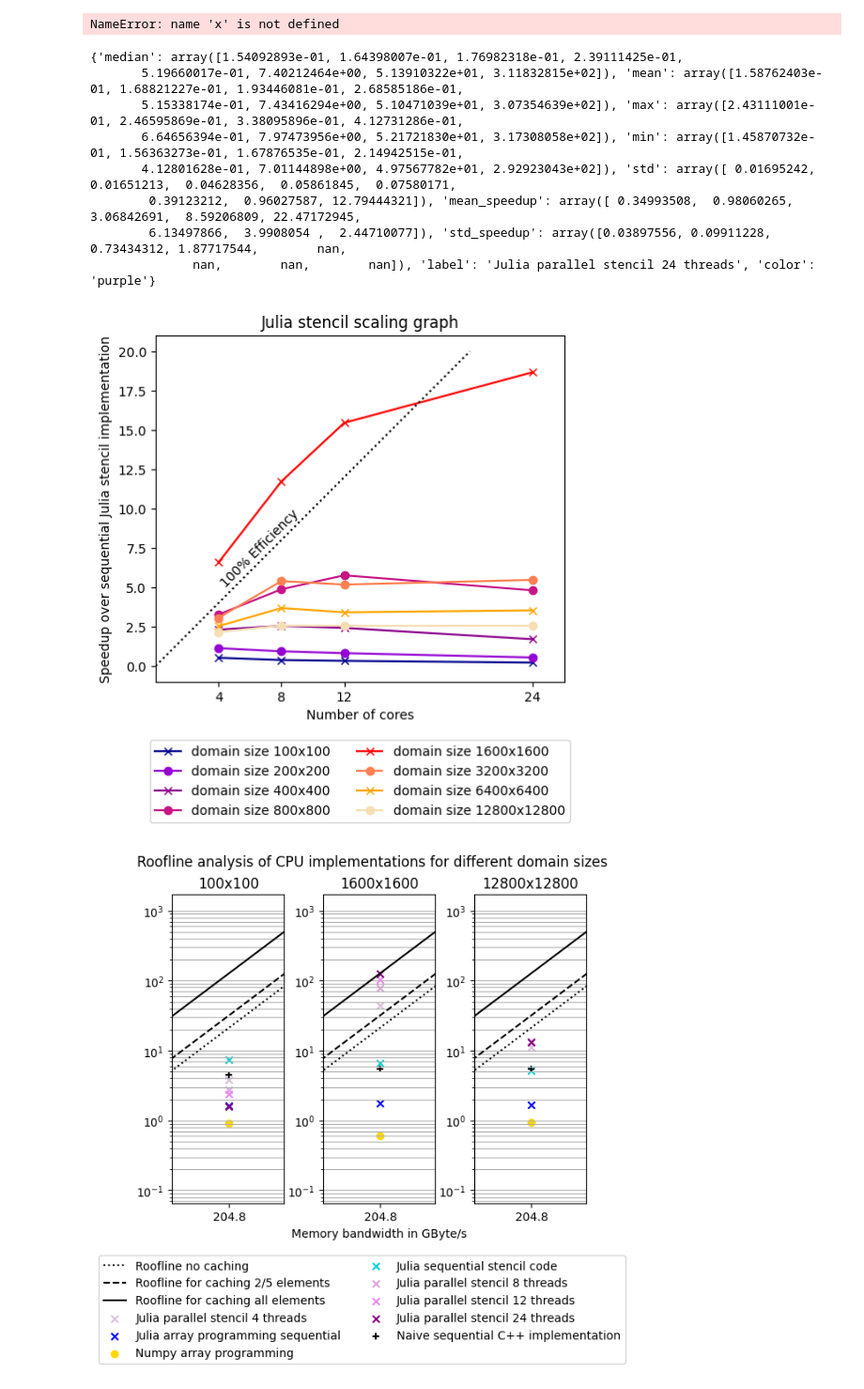
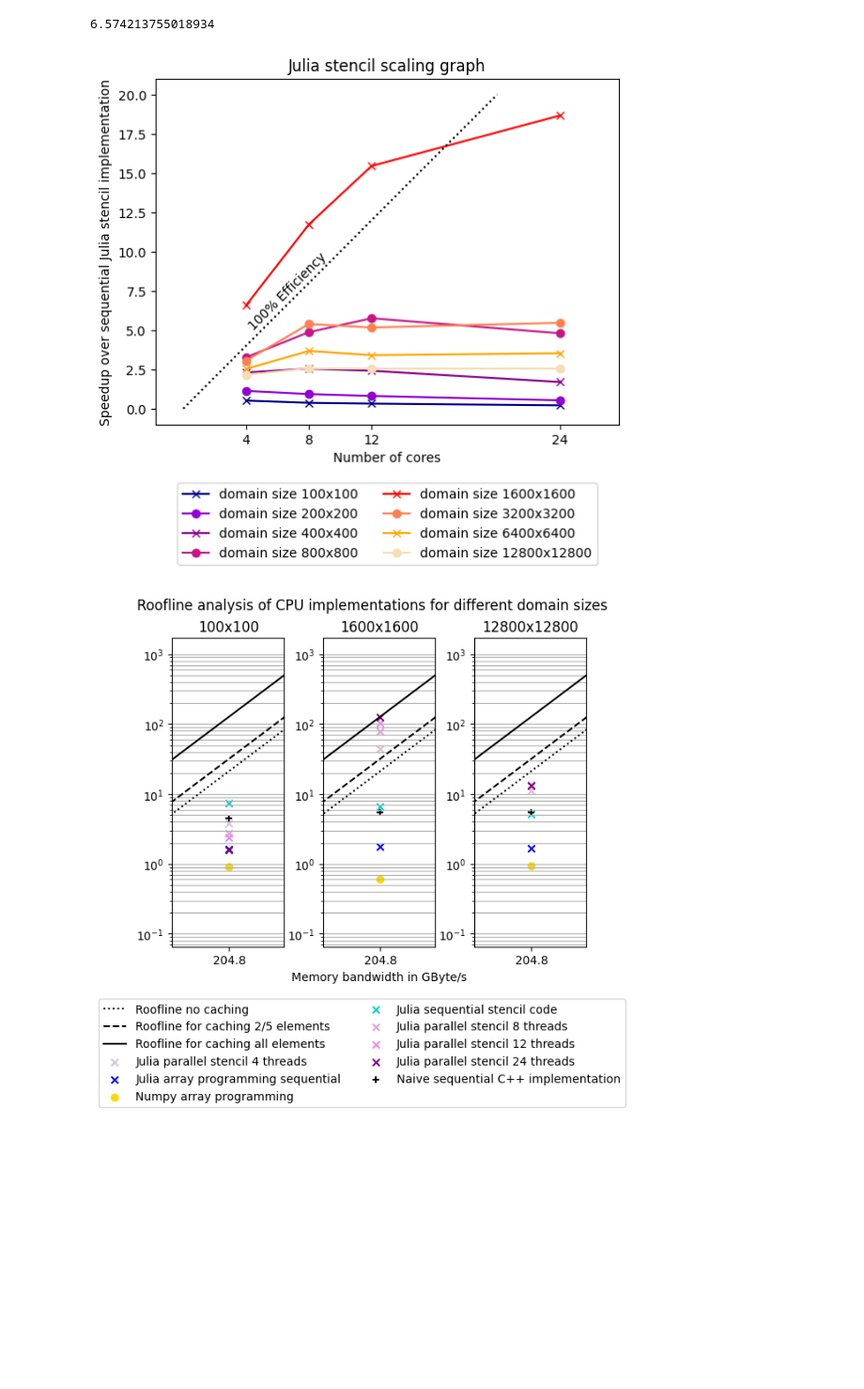
Before and after one commit to peteole/julia-2d-heat-equation, a Jupyter notebook: plotting_daniel.ipynb, the cells around one changed output. Shown at 94% size. Cells and saved outputs as stored; diff of their text form; code cells hidden in the pictures; blank space fills up the shorter version.

Commit message:
fix scaling graph text and legend scaling

```diff
--- a/plotting_daniel.ipynb
+++ b/plotting_daniel.ipynb
@@ -88,7 +88,7 @@ implementations_dict["julia_cuda_array"]["label"] = "CUDA.jl array programming"
 implementations_dict["cpp_naive"]["label"] = "Naive sequential C++ implementation"
 
 implementations_dict["julia_parallel_stencil"]["color"] = "thistle"
-implementations_dict["julia_paralel_stencil"]["marker"] =
+implementations_dict["julia_parallel_stencil"]["marker"] = "."
 implementations_dict["julia_parallel_stencil_8_threads"]["color"] = "plum"
 implementations_dict["julia_parallel_stencil_12_threads"]["color"] = "violet"
 implementations_dict["julia_parallel_stencil_24_threads"]["color"] = "purple"
@@ -144,29 +144,5 @@ plt.show()
-# %%
-sp_compute = 2150
-dp_compute = sp_compute / 2
-
-plt.loglog(x, y)
-plt.xlim([100, 10000])
-plt.ylim([100, 10000])
-
-#sp ideal cache
-x = [0, 3440, 10000]
-y = [0, sp_compute, sp_compute]
-
-#dp ideal cache
-x = [0, 3440, 10000]
-y = [0, dp_compute, dp_compute]
-plt.loglog(x, y)
-
-#sp cache agnostic no full row fits in cache
-x = [0, 6880, 10000]
-y = [0, sp_compute, sp_compute]
-plt.loglog(x, y)
-# %% [output]
-NameError: name 'x' is not defined
 # %%
 data24 = implementations_dict["julia_parallel_stencil_24_threads"]
-print(data24)
 data12 = implementations_dict["julia_parallel_stencil_12_threads"]
 data8 = implementations_dict["julia_parallel_stencil_8_threads"]
 data4 = implementations_dict["julia_parallel_stencil"]
@@ -174,44 +150,38 @@ data4 = implementations_dict["julia_parallel_stencil"]
 baseline_data = implementations_dict["julia_sequential_stencil"]["mean"]
 
 scaling_list = [data4, data8, data12, data24]
 core_counts = [4, 8, 12, 24]
 domains = [100, 200, 400, 800, 1600, 3200, 6400, 12800]
 colors = ["darkblue", "darkviolet", "darkmagenta", "mediumvioletred", "red", "coral", "orange", "wheat"]
 markers = ["x", "o", "x", "o", "x", "o", "x", "o", ]
 
 ax = plt.gca()
-ax.set_aspect('equal', adjustable='box')
+ax.set_aspect('equal', adjustable='datalim')
 for domain, i in zip(domains, range(len(domains))):
     data = []
     for cc in scaling_list:
         data.append(baseline_data[i] / cc["mean"][i])
     plt.plot(core_counts, data, label="domain size {}x{}".format(domain, domain), marker=markers[i], color=colors[i])
 
 plt.xticks(core_counts)
 plt.title("Julia stencil scaling graph")
 plt.xlabel("Number of cores")
 plt.ylabel("Speedup over sequential Julia stencil implementation")
 plt.legend(bbox_to_anchor=(0.5, -0.15), loc='upper center', ncol=2)
 
 plt.xlim([0, 26])
 
 
 plt.plot([0, 20], [0, 20], color="black", linestyle="dotted")
 
 plt.text(4, 5, "100% Efficiency", rotation=45)
 
+plt.savefig("figures/cpu_scaling.pdf",bbox_inches='tight')
 
-plt.savefig("figures/cpu_scaling.pdf",bbox_inches='tight')
+print(np.array(baseline_data)[4] / data4["mean"][4])
 # %% [output]
-{'median': array([1.54092893e-01, 1.64398007e-01, 1.76982318e-01, 2.39111425e-01,
-       5.19660017e-01, 7.40212464e+00, 5.13910322e+01, 3.11832815e+02]), 'mean': array([1.58762403e-01, 1.68821227e-01, 1.93446081e-01, 2.68585186e-01,
-       5.15338174e-01, 7.43416294e+00, 5.10471039e+01, 3.07354639e+02]), 'max': array([2.43111001e-01, 2.46595869e-01, 3.38095896e-01, 4.12731286e-01,
-       6.64656394e-01, 7.97473956e+00, 5.21721830e+01, 3.17308058e+02]), 'min': array([1.45870732e-01, 1.56363273e-01, 1.67876535e-01, 2.14942515e-01,
-       4.12801628e-01, 7.01144898e+00, 4.97567782e+01, 2.92923043e+02]), 'std': array([ 0.01695242,  0.01651213,  0.04628356,  0.05861845,  0.07580171,
-        0.39123212,  0.96027587, 12.79444321]), 'mean_speedup': array([ 0.34993508,  0.98060265,  3.06842691,  8.59206809, 22.47172945,
-        6.13497866,  3.9908054 ,  2.44710077]), 'std_speedup': array([0.03897556, 0.09911228, 0.73434312, 1.87717544,        nan,
-              nan,        nan,        nan]), 'label': 'Julia parallel stencil 24 threads', 'color': 'purple'}
+6.574213755018934
-[figure, old version]
+[figure, new version]
 # %%
 figs, ax = plt.subplots(1, 3)
 markers = ["x", "x", "o", "o", "x", "x", "x", "x", "+"]
```
Also changed, not shown: parts of 1 cell of this notebook.
